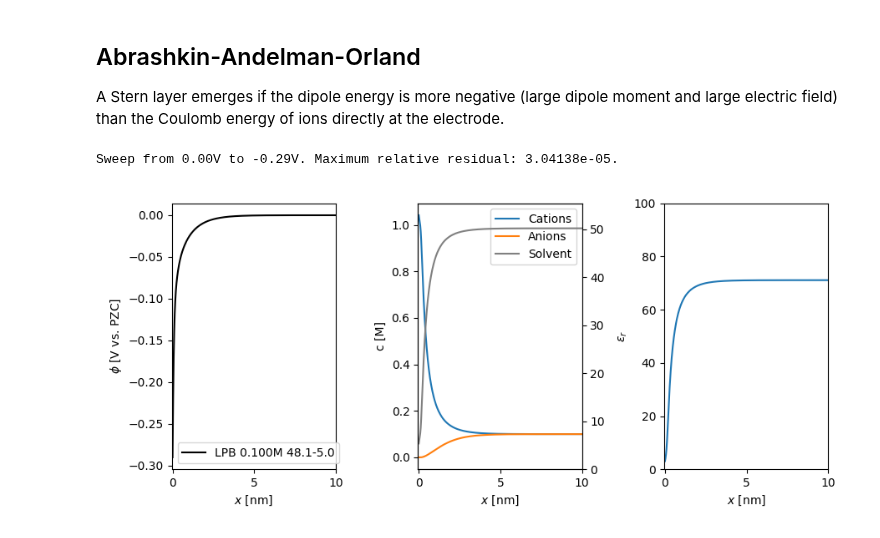
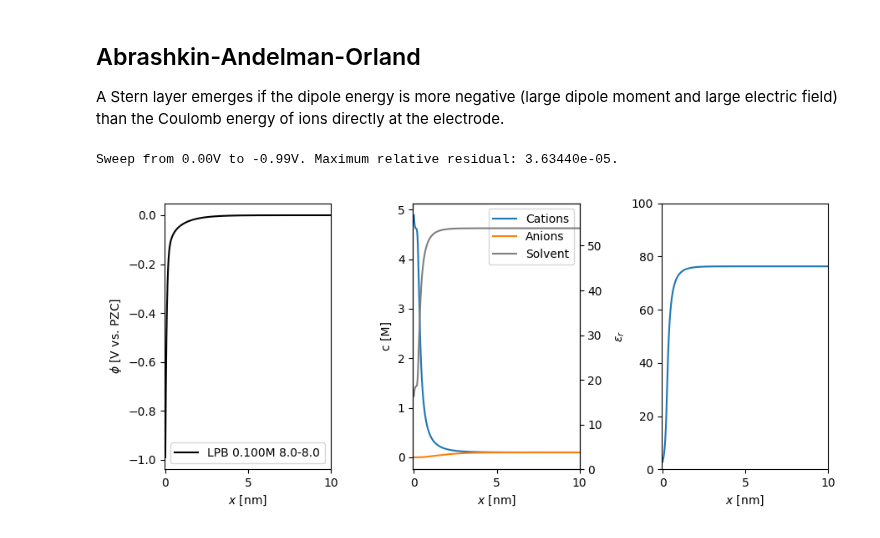
Before and after one commit to lucasdekam/frumkin, a Jupyter notebook: spatial-profiles.ipynb, the cells around one changed output. Cells and saved outputs as stored; diff of their text form; code cells hidden in the pictures.

```diff
--- a/spatial-profiles.ipynb
+++ b/spatial-profiles.ipynb
@@ -41,11 +41,11 @@ Sweep from 0.00V to 0.29V. Maximum relative residual: 3.64786e-05.
 ## Abrashkin-Andelman-Orland
 A Stern layer emerges if the dipole energy is more negative (large dipole moment and large electric field) than the Coulomb energy of ions directly at the electrode.
 # %%
-abr = edl.Abrashkin(ion_concentration_molar, gamma_c, 5, eps_r_opt=1)
-abr_sol = abr.spatial_profiles(-phi0)
+abr = edl.Abrashkin(ion_concentration_molar, 8, 8, eps_r_opt=1)
+abr_sol = abr.spatial_profiles(-1)
 
 fig, ax = plotting.plot_solution(abr_sol, xmin, xmax, logscale=False)
 plt.show()
 # %% [output]
-Sweep from 0.00V to -0.29V. Maximum relative residual: 3.04138e-05.
+Sweep from 0.00V to -0.99V. Maximum relative residual: 3.63440e-05.
-[figure, old version]
+[figure, new version]
```
Also changed, not shown: 4 other files.
